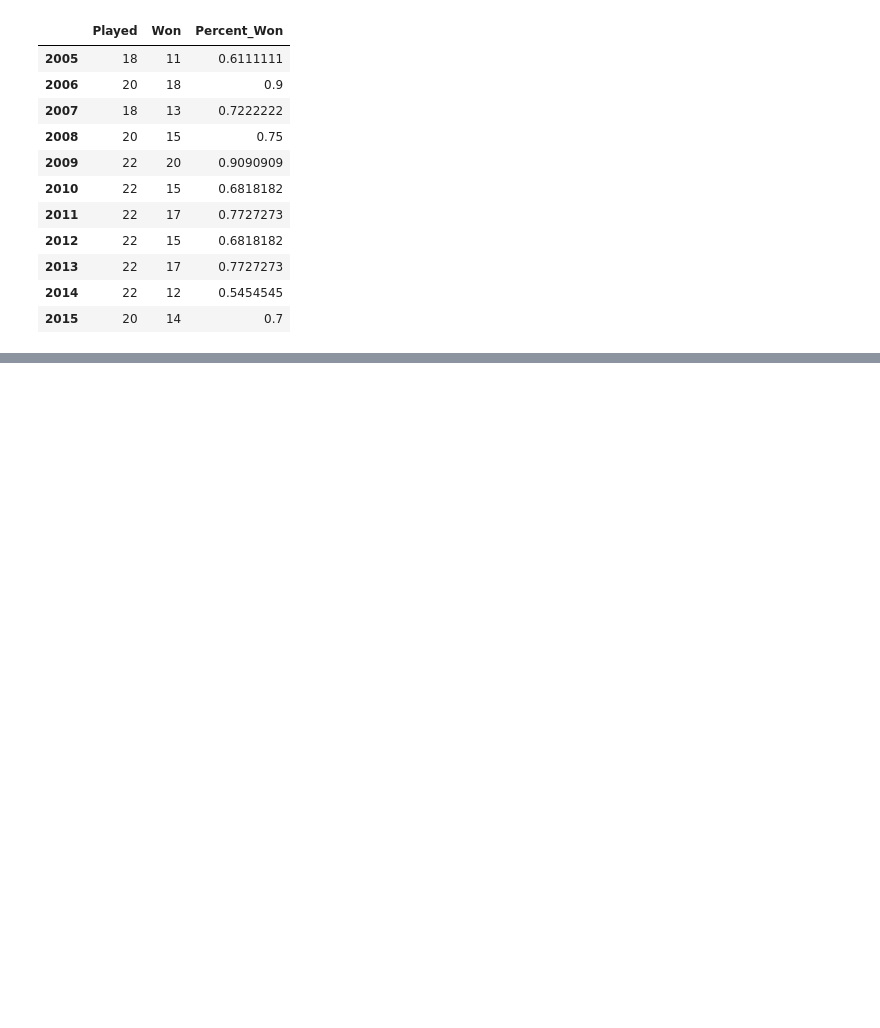
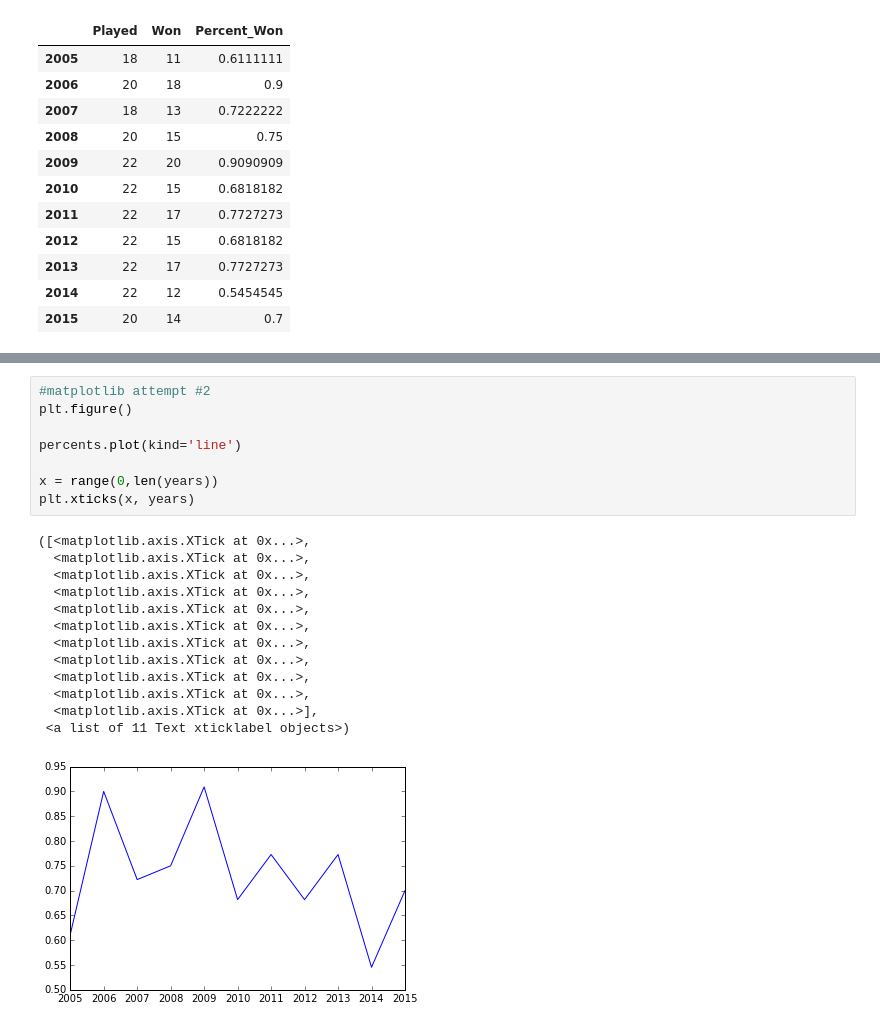
Before and after one commit to dataViz-UCSDGuardian/sports_performance, a Jupyter notebook: volleyball_W_graph.ipynb, the cells around one changed output, grey strips where cells are left out. Drawn from its saved outputs; the diff is of its cells as text; blank space fills up the shorter version.

```diff
--- a/volleyball_W_graph.ipynb
+++ b/volleyball_W_graph.ipynb
@@ -88,0 +101,22 @@ summary['Percent_Won'].plot(kind='line')
+# %%
+#matplotlib attempt #2
+plt.figure()
+
+percents.plot(kind='line')
+
+x = range(0,len(years))
+plt.xticks(x, years)
+# %% [output]
+([<matplotlib.axis.XTick at 0x...>,
+  <matplotlib.axis.XTick at 0x...>,
+  <matplotlib.axis.XTick at 0x...>,
+  <matplotlib.axis.XTick at 0x...>,
+  <matplotlib.axis.XTick at 0x...>,
+  <matplotlib.axis.XTick at 0x...>,
+  <matplotlib.axis.XTick at 0x...>,
+  <matplotlib.axis.XTick at 0x...>,
+  <matplotlib.axis.XTick at 0x...>,
+  <matplotlib.axis.XTick at 0x...>,
+  <matplotlib.axis.XTick at 0x...>],
+ <a list of 11 Text xticklabel objects>)
+[figure, added]
```
Also changed, not shown: parts of 3 cells of this notebook.
